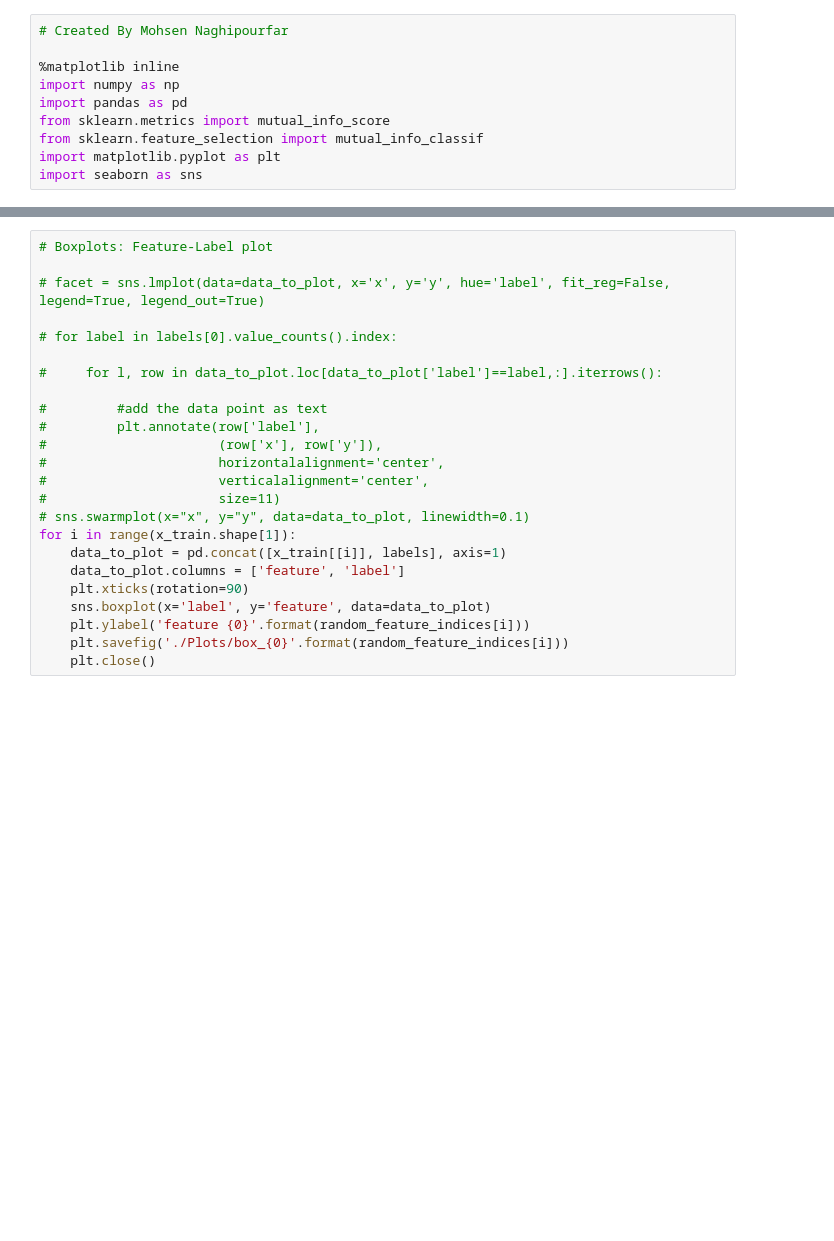
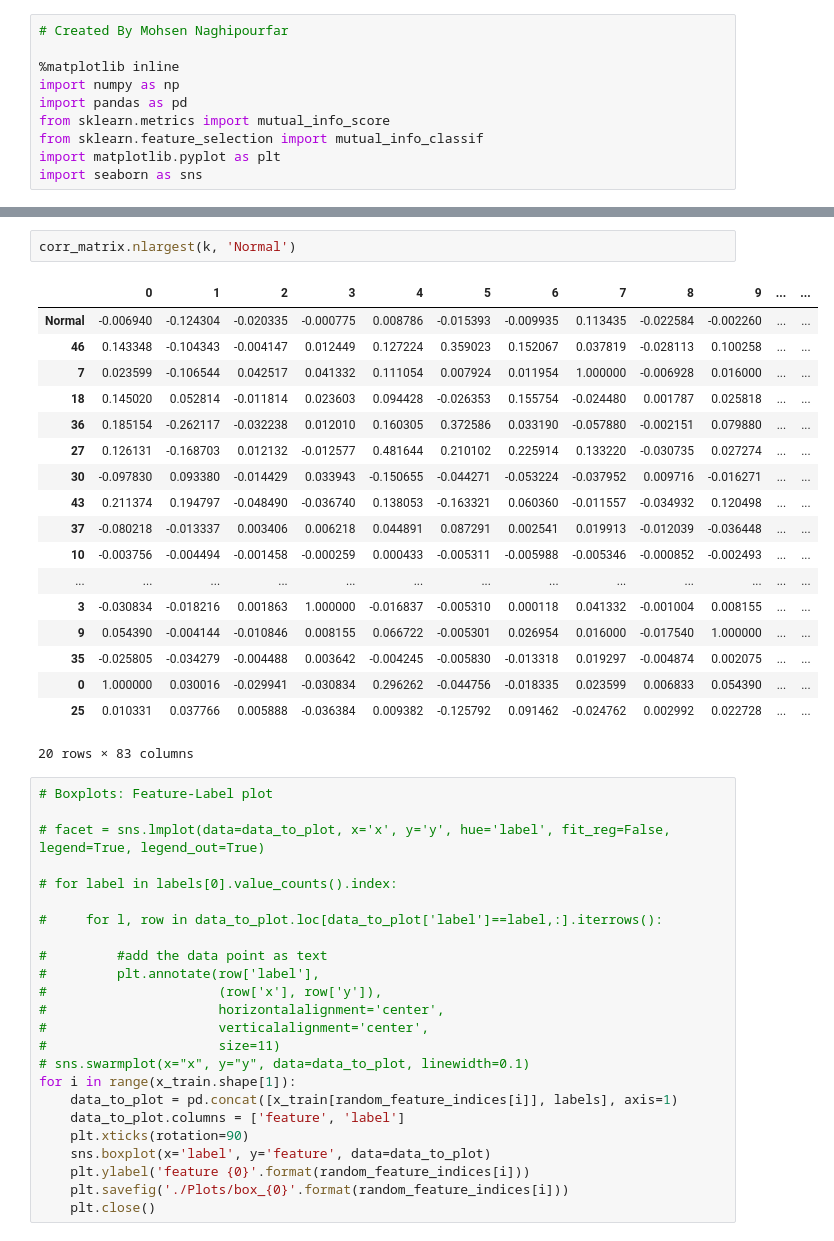
Before and after one commit to Naghipourfar/Feature-Selection, a Jupyter notebook: model/data_analysing.ipynb, the cells around one changed output, grey strips where cells are left out. Cells and saved outputs as stored; diff of their text form; blank space fills up the shorter version.

```diff
--- a/model/data_analysing.ipynb
+++ b/model/data_analysing.ipynb
@@ -73,3 +46,24 @@ array([0.16976246, 0.05514267, 0.18901962, 0.36598234, 0.29083708,
+# %%
+corr_matrix.nlargest(k, 'Normal')
+# %% [output]
+|  | 0 | 1 | 2 | 3 | 4 | 5 | 6 | 7 | 8 | 9 | ... | ... |
+| Normal | -0.006940 | -0.124304 | -0.020335 | -0.000775 | 0.008786 | -0.015393 | -0.009935 | 0.113435 | -0.022584 | -0.002260 | ... | ... |
+| 46 | 0.143348 | -0.104343 | -0.004147 | 0.012449 | 0.127224 | 0.359023 | 0.152067 | 0.037819 | -0.028113 | 0.100258 | ... | ... |
+| 7 | 0.023599 | -0.106544 | 0.042517 | 0.041332 | 0.111054 | 0.007924 | 0.011954 | 1.000000 | -0.006928 | 0.016000 | ... | ... |
+| 18 | 0.145020 | 0.052814 | -0.011814 | 0.023603 | 0.094428 | -0.026353 | 0.155754 | -0.024480 | 0.001787 | 0.025818 | ... | ... |
+| 36 | 0.185154 | -0.262117 | -0.032238 | 0.012010 | 0.160305 | 0.372586 | 0.033190 | -0.057880 | -0.002151 | 0.079880 | ... | ... |
+| 27 | 0.126131 | -0.168703 | 0.012132 | -0.012577 | 0.481644 | 0.210102 | 0.225914 | 0.133220 | -0.030735 | 0.027274 | ... | ... |
+| 30 | -0.097830 | 0.093380 | -0.014429 | 0.033943 | -0.150655 | -0.044271 | -0.053224 | -0.037952 | 0.009716 | -0.016271 | ... | ... |
+| 43 | 0.211374 | 0.194797 | -0.048490 | -0.036740 | 0.138053 | -0.163321 | 0.060360 | -0.011557 | -0.034932 | 0.120498 | ... | ... |
+| 37 | -0.080218 | -0.013337 | 0.003406 | 0.006218 | 0.044891 | 0.087291 | 0.002541 | 0.019913 | -0.012039 | -0.036448 | ... | ... |
+| 10 | -0.003756 | -0.004494 | -0.001458 | -0.000259 | 0.000433 | -0.005311 | -0.005988 | -0.005346 | -0.000852 | -0.002493 | ... | ... |
+| ... | ... | ... | ... | ... | ... | ... | ... | ... | ... | ... | ... | ... |
+| 3 | -0.030834 | -0.018216 | 0.001863 | 1.000000 | -0.016837 | -0.005310 | 0.000118 | 0.041332 | -0.001004 | 0.008155 | ... | ... |
+| 9 | 0.054390 | -0.004144 | -0.010846 | 0.008155 | 0.066722 | -0.005301 | 0.026954 | 0.016000 | -0.017540 | 1.000000 | ... | ... |
+| 35 | -0.025805 | -0.034279 | -0.004488 | 0.003642 | -0.004245 | -0.005830 | -0.013318 | 0.019297 | -0.004874 | 0.002075 | ... | ... |
+| 0 | 1.000000 | 0.030016 | -0.029941 | -0.030834 | 0.296262 | -0.044756 | -0.018335 | 0.023599 | 0.006833 | 0.054390 | ... | ... |
+| 25 | 0.010331 | 0.037766 | 0.005888 | -0.036384 | 0.009382 | -0.125792 | 0.091462 | -0.024762 | 0.002992 | 0.022728 | ... | ... |
+20 rows × 83 columns
 # %%
 # Boxplots: Feature-Label plot
 
@@ -87,7 +81,7 @@ array([0.16976246, 0.05514267, 0.18901962, 0.36598234, 0.29083708,
 #                      size=11)
 # sns.swarmplot(x="x", y="y", data=data_to_plot, linewidth=0.1)
 for i in range(x_train.shape[1]):
-    data_to_plot = pd.concat([x_train[[i]], labels], axis=1)
+    data_to_plot = pd.concat([x_train[random_feature_indices[i]], labels], axis=1)
     data_to_plot.columns = ['feature', 'label']
     plt.xticks(rotation=90)
     sns.boxplot(x='label', y='feature', data=data_to_plot)
```
Also changed, not shown: parts of 4 cells of this notebook.
